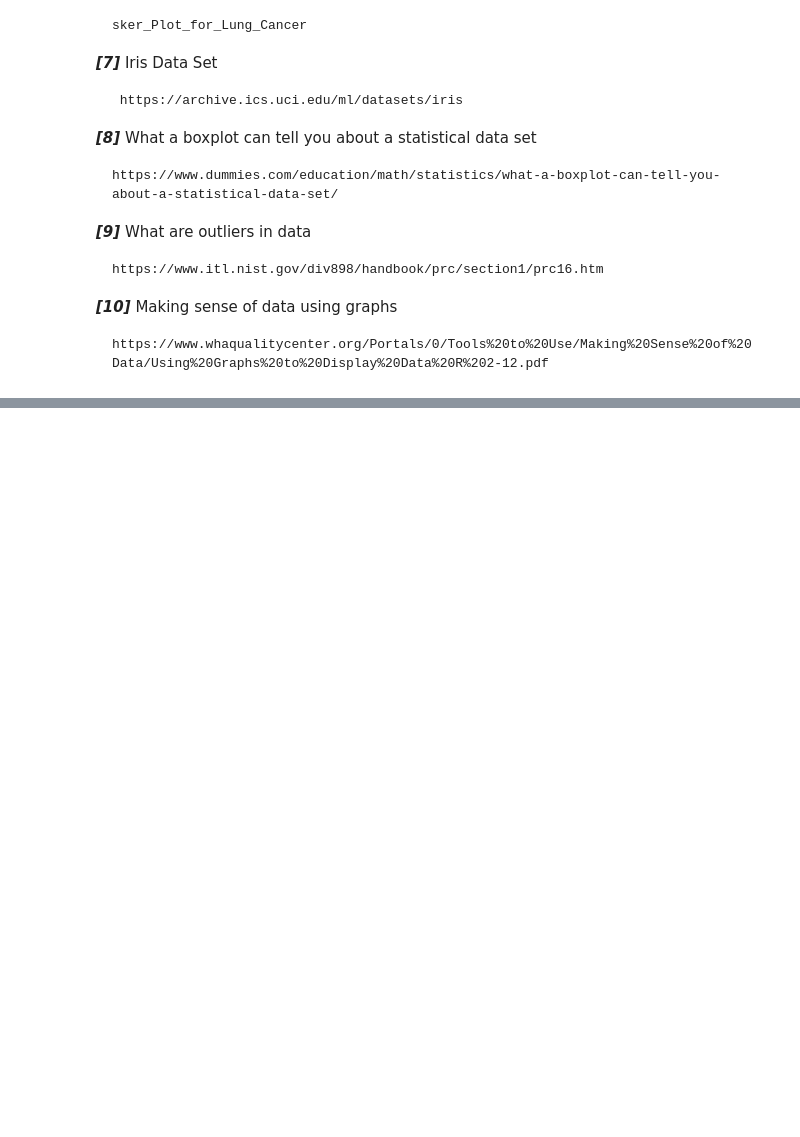
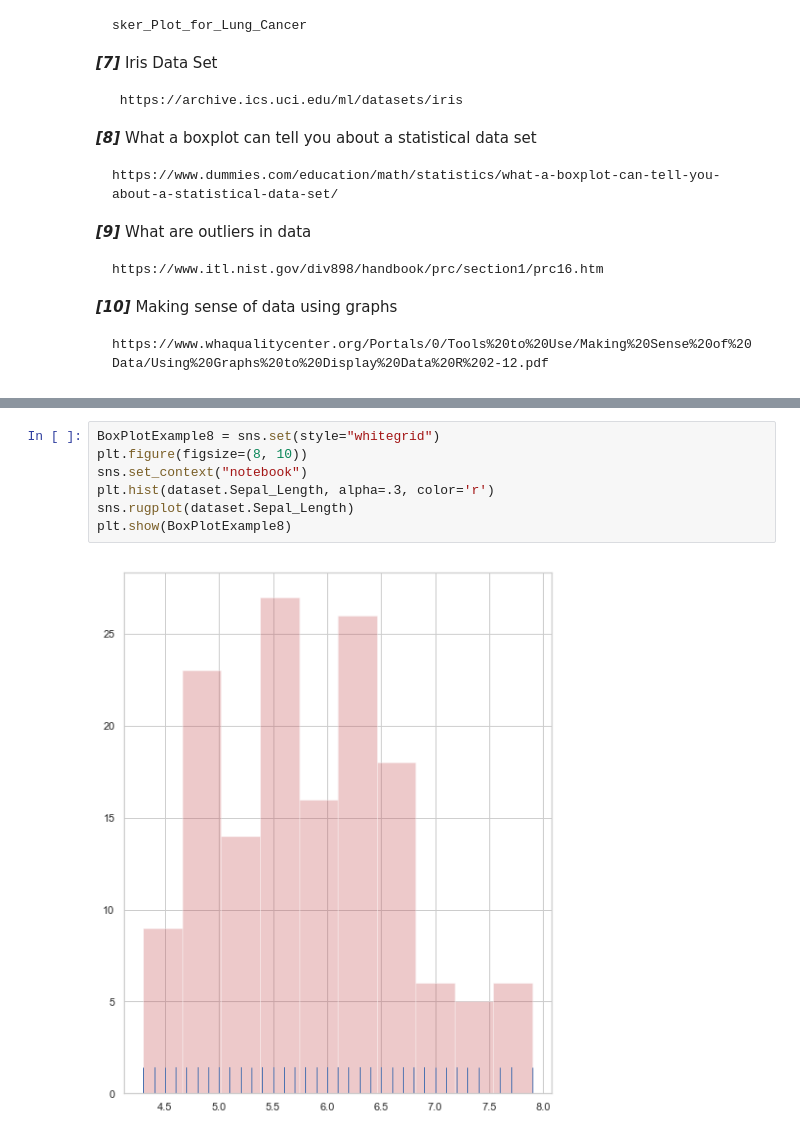
Before and after one commit to ShaunaB93/Fundamentals-of-Data-Analysis-Project, a Jupyter notebook: Fundamentals Project - Box Plots - Rough Work Notebook.ipynb, the cells around one changed output, grey strips where cells are left out. Saved outputs shown, nothing was run; the diff lists cells and outputs as text; blank space fills up the shorter version.

```diff
--- a/Fundamentals Project - Box Plots - Rough Work Notebook.ipynb
+++ b/Fundamentals Project - Box Plots - Rough Work Notebook.ipynb
@@ -393,0 +404,9 @@ The above discussion would indicate that while other graphs can be easier for sp
+# %%
+BoxPlotExample8 = sns.set(style="whitegrid")
+plt.figure(figsize=(8, 10))
+sns.set_context("notebook")
+plt.hist(dataset.Sepal_Length, alpha=.3, color='r')
+sns.rugplot(dataset.Sepal_Length)
+plt.show(BoxPlotExample8)
+# %% [output]
+[figure, added]
```
Also changed, not shown: parts of 9 cells of this notebook.
